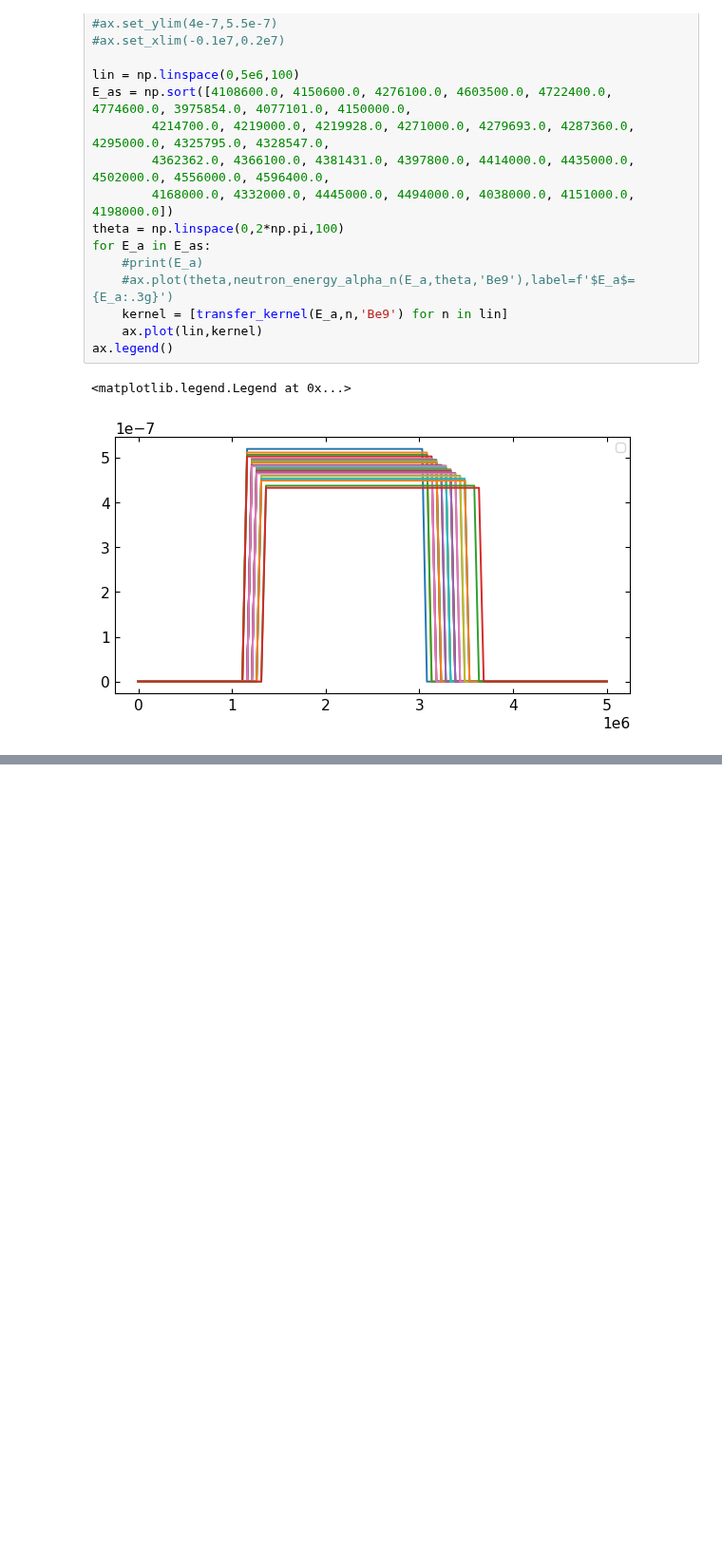
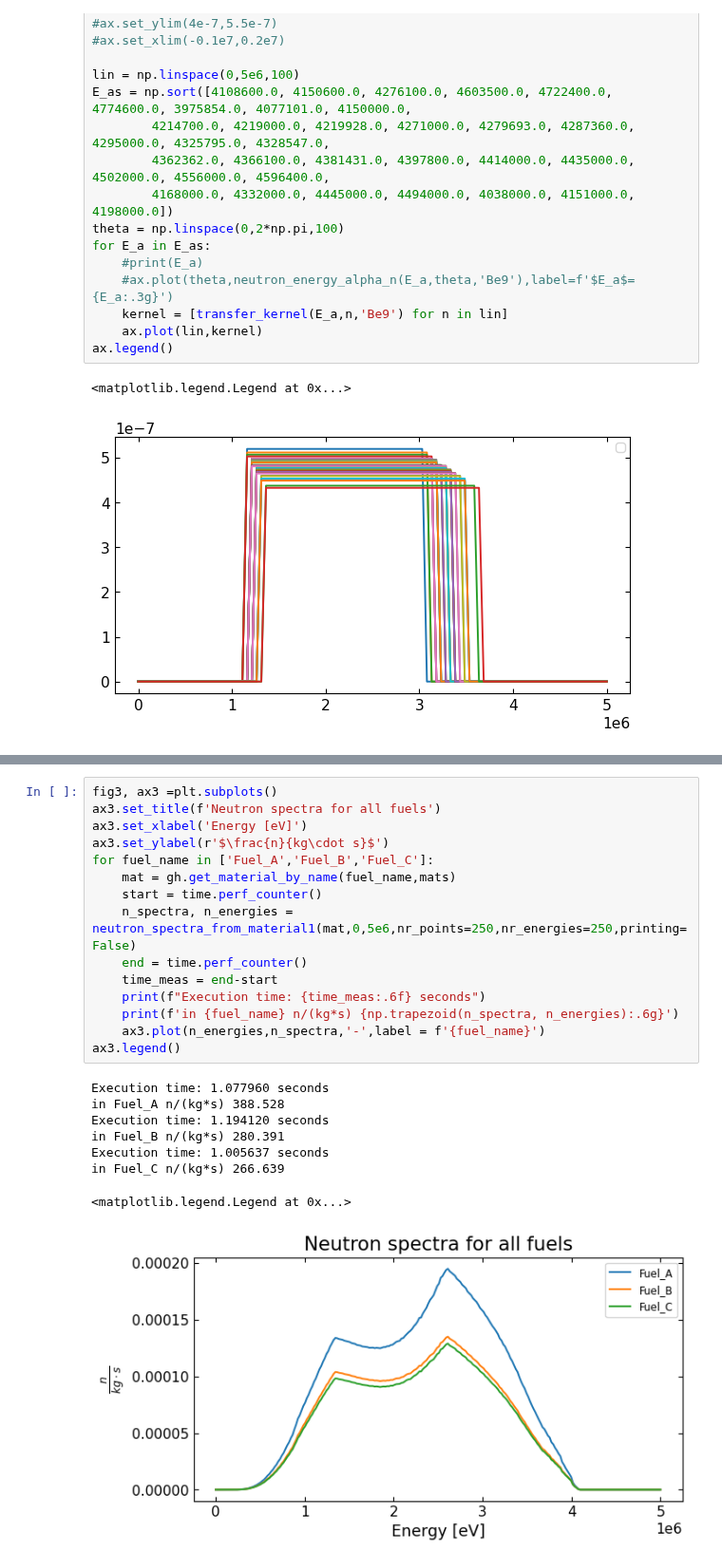
Before and after one commit to EmilEskol/Speciale, a Jupyter notebook: 4Neutron_spectrum_from_alpha_N.ipynb, the cells around one changed output, grey strips where cells are left out. Shown at 95% size. Saved outputs shown, nothing was run; the diff lists cells and outputs as text; blank space fills up the shorter version.

```diff
--- a/4Neutron_spectrum_from_alpha_N.ipynb
+++ b/4Neutron_spectrum_from_alpha_N.ipynb
@@ -629,0 +936,24 @@ ax4.legend()
+# %%
+fig3, ax3 =plt.subplots()
+ax3.set_title(f'Neutron spectra for all fuels')
+ax3.set_xlabel('Energy [eV]')
+ax3.set_ylabel(r'$\frac{n}{kg\cdot s}$')
+for fuel_name in ['Fuel_A','Fuel_B','Fuel_C']:
+    mat = gh.get_material_by_name(fuel_name,mats)
+    start = time.perf_counter()
+    n_spectra, n_energies = neutron_spectra_from_material1(mat,0,5e6,nr_points=250,nr_energies=250,printing=False)
+    end = time.perf_counter()
+    time_meas = end-start
+    print(f"Execution time: {time_meas:.6f} seconds")
+    print(f'in {fuel_name} n/(kg*s) {np.trapezoid(n_spectra, n_energies):.6g}')
+    ax3.plot(n_energies,n_spectra,'-',label = f'{fuel_name}')
+ax3.legend()
+# %% [output]
+Execution time: 1.077960 seconds
+in Fuel_A n/(kg*s) 388.528
+Execution time: 1.194120 seconds
+in Fuel_B n/(kg*s) 280.391
+Execution time: 1.005637 seconds
+in Fuel_C n/(kg*s) 266.639
+<matplotlib.legend.Legend at 0x...>
+[figure, added]
```
Also changed, not shown: parts of 9 cells of this notebook.
